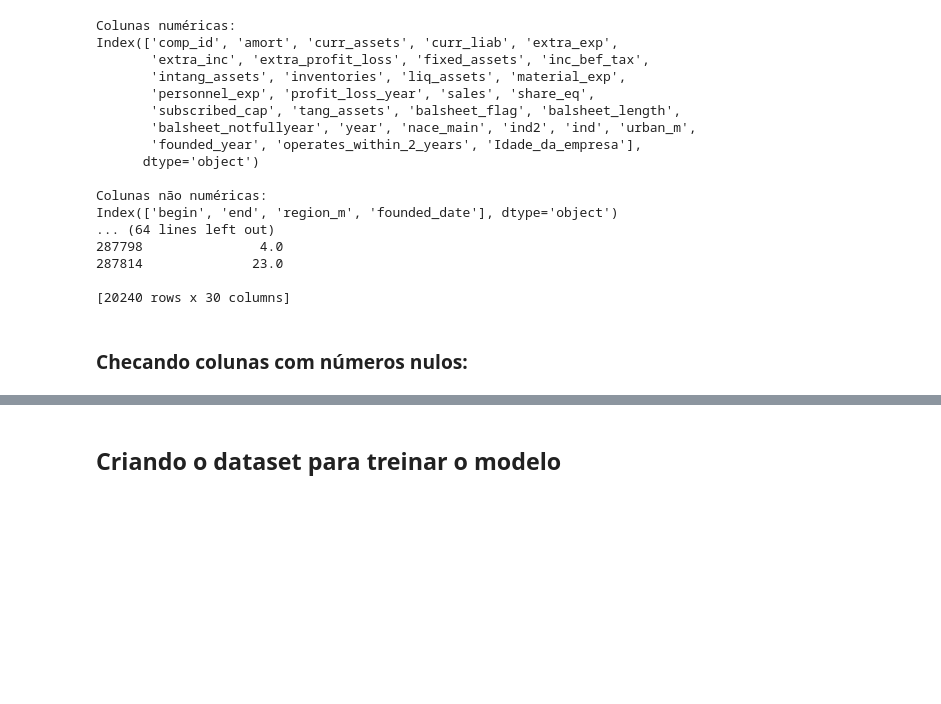
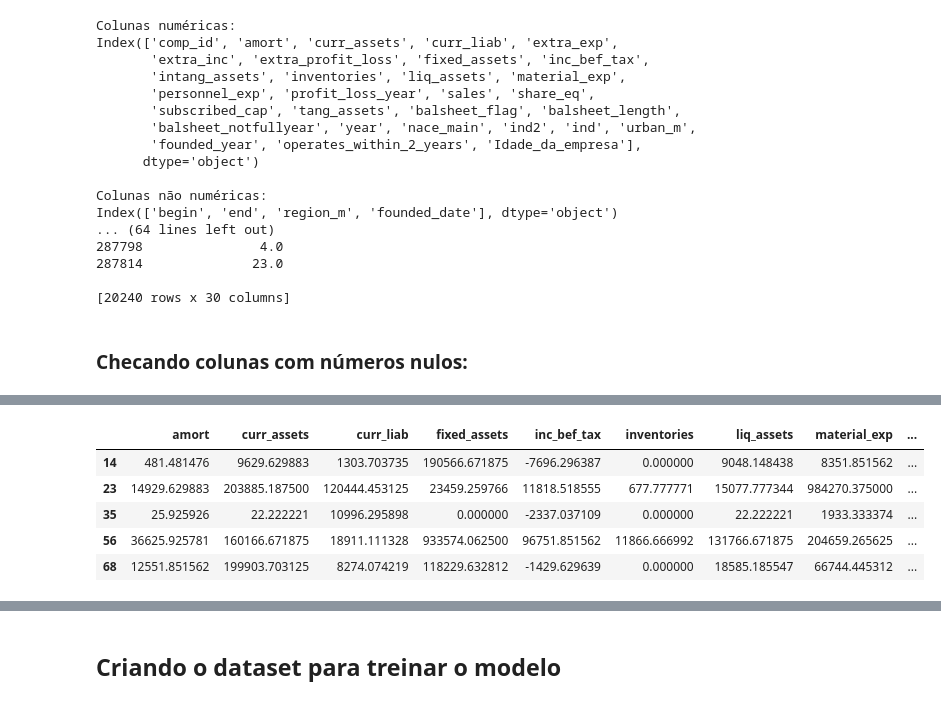
Before and after one commit to HelioZF/Projeto-Integrador---PADS, a Jupyter notebook: Tratamento de dados.ipynb, the cells around one changed output, grey strips where cells are left out. Saved outputs shown, nothing was run; the diff lists cells and outputs as text; code cells hidden in the pictures; blank space fills up the shorter version.

```diff
--- a/Tratamento de dados.ipynb
+++ b/Tratamento de dados.ipynb
@@ -248,3 +250,0 @@ Name: sales, dtype: float64
-# %%
-empresas_2012['sales'] = np.where(empresas_2012['sales'] < 0, 0, empresas_2012['sales']) # retirando valores negativos
-empresas_2012 = empresas_2012[(df['sales'] > 1000) & (empresas_2012['sales'] < 10_000_000)] # filtrando os dados
@@ -427,3 +420,14 @@ founded_year                0.000000
 sales                       0.000000
 comp_id                     0.000000
 dtype: float64
+# %%
+colunas = ["balsheet_length", "year","comp_id","ind","ind2","urban_m"]
+dadosR = df_limpo.drop(columns = colunas)
+dadosR.head()
+# %% [output]
+|  | amort | curr_assets | curr_liab | fixed_assets | inc_bef_tax | inventories | liq_assets | material_exp | ... |
+| 14 | 481.481476 | 9629.629883 | 1303.703735 | 190566.671875 | -7696.296387 | 0.000000 | 9048.148438 | 8351.851562 | ... |
+| 23 | 14929.629883 | 203885.187500 | 120444.453125 | 23459.259766 | 11818.518555 | 677.777771 | 15077.777344 | 984270.375000 | ... |
+| 35 | 25.925926 | 22.222221 | 10996.295898 | 0.000000 | -2337.037109 | 0.000000 | 22.222221 | 1933.333374 | ... |
+| 56 | 36625.925781 | 160166.671875 | 18911.111328 | 933574.062500 | 96751.851562 | 11866.666992 | 131766.671875 | 204659.265625 | ... |
+| 68 | 12551.851562 | 199903.703125 | 8274.074219 | 118229.632812 | -1429.629639 | 0.000000 | 18585.185547 | 66744.445312 | ... |
```
Also changed, not shown: parts of 21 cells of this notebook, 2 other files.
